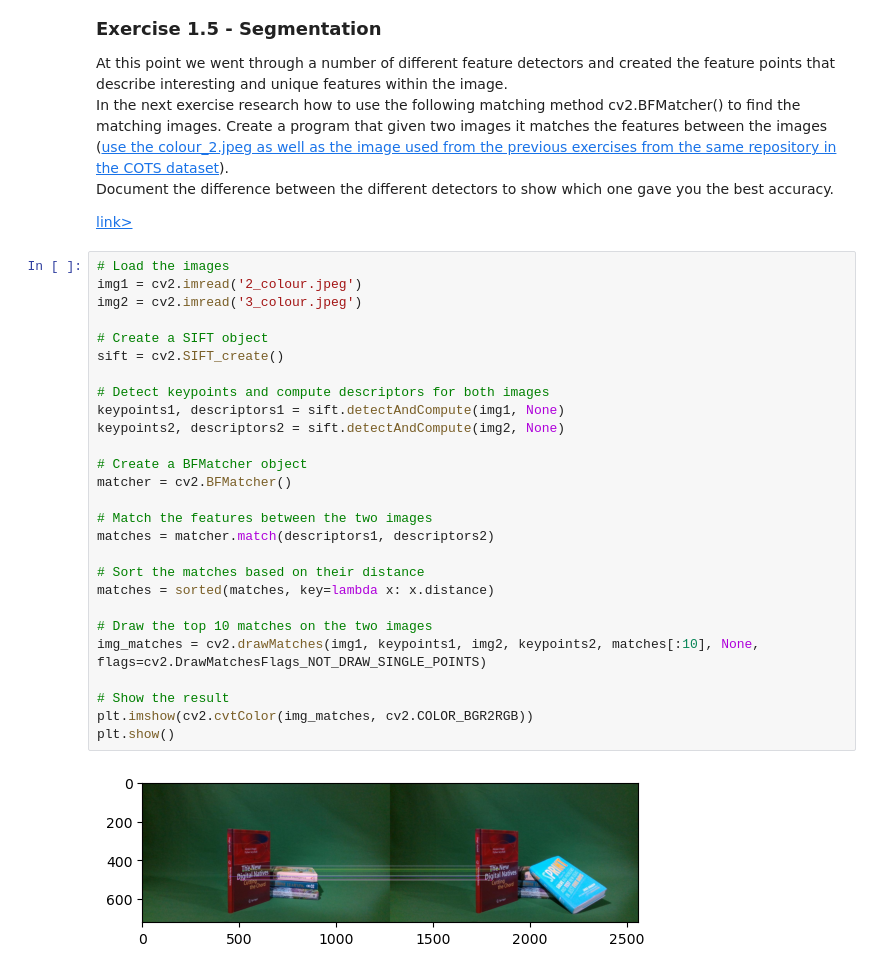
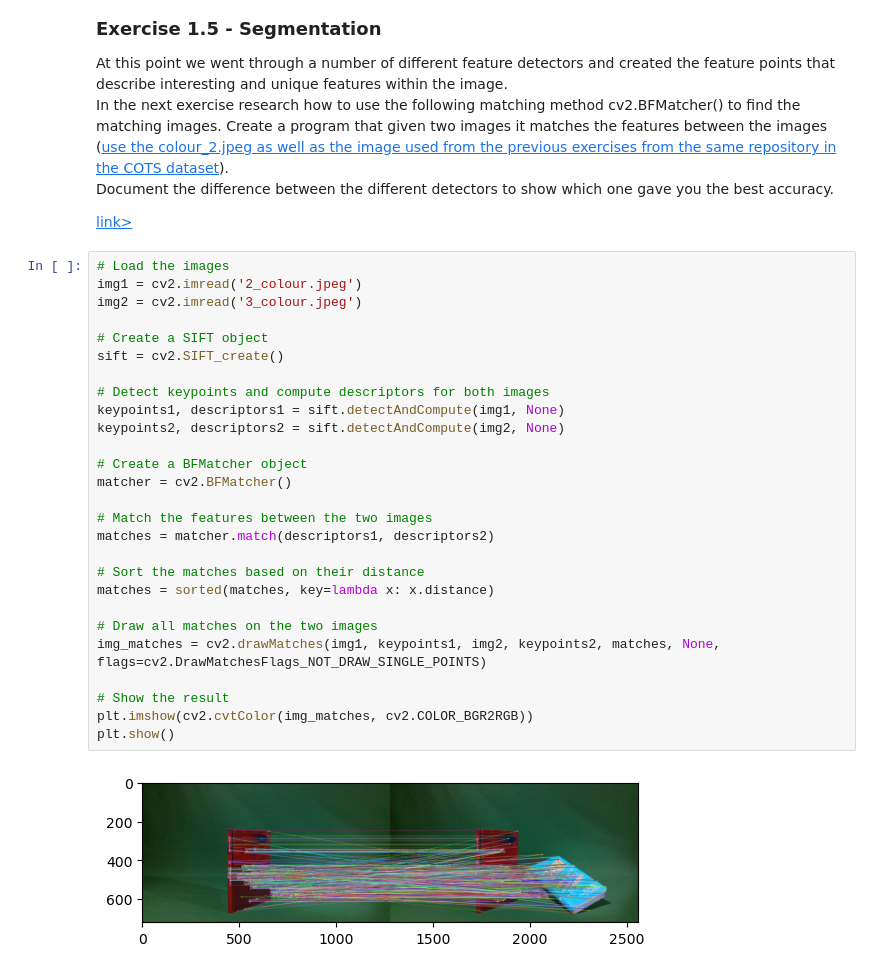
Before and after one commit to markdingli18/CV_ARI2219_Assignments, a Jupyter notebook: CV/Tutorials/Tutorial_4/Feature Detection - Tutorial {Mark Dingli 20703H}.ipynb, the cells around one changed output. Drawn from its saved outputs; the diff is of its cells as text.

```diff
--- a/CV/Tutorials/Tutorial_4/Feature Detection - Tutorial {Mark Dingli 20703H}.ipynb
+++ b/CV/Tutorials/Tutorial_4/Feature Detection - Tutorial {Mark Dingli 20703H}.ipynb
@@ -221,29 +221,29 @@ Document the difference between the different detectors to show which one gave y
 # %%
 # Load the images
 img1 = cv2.imread('2_colour.jpeg')
 img2 = cv2.imread('3_colour.jpeg')
 
 # Create a SIFT object
 sift = cv2.SIFT_create()
 
 # Detect keypoints and compute descriptors for both images
 keypoints1, descriptors1 = sift.detectAndCompute(img1, None)
 keypoints2, descriptors2 = sift.detectAndCompute(img2, None)
 
 # Create a BFMatcher object
 matcher = cv2.BFMatcher()
 
 # Match the features between the two images
 matches = matcher.match(descriptors1, descriptors2)
 
 # Sort the matches based on their distance
 matches = sorted(matches, key=lambda x: x.distance)
 
-# Draw the top 10 matches on the two images
-img_matches = cv2.drawMatches(img1, keypoints1, img2, keypoints2, matches[:10], None, flags=cv2.DrawMatchesFlags_NOT_DRAW_SINGLE_POINTS)
+# Draw all matches on the two images
+img_matches = cv2.drawMatches(img1, keypoints1, img2, keypoints2, matches, None, flags=cv2.DrawMatchesFlags_NOT_DRAW_SINGLE_POINTS)
 
 # Show the result
 plt.imshow(cv2.cvtColor(img_matches, cv2.COLOR_BGR2RGB))
 plt.show()
 # %% [output]
-[figure, old version]
+[figure, new version]
```
Also changed, not shown: parts of 8 cells of this notebook.
